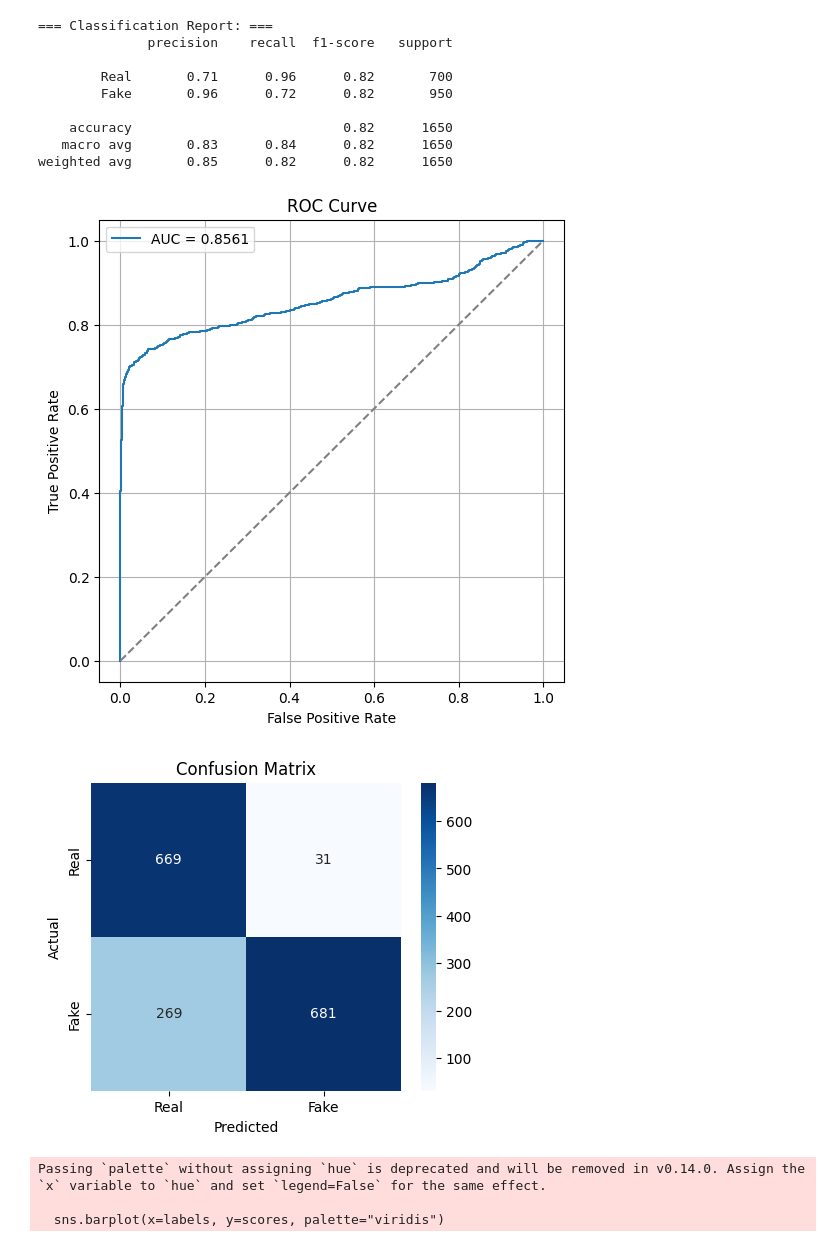
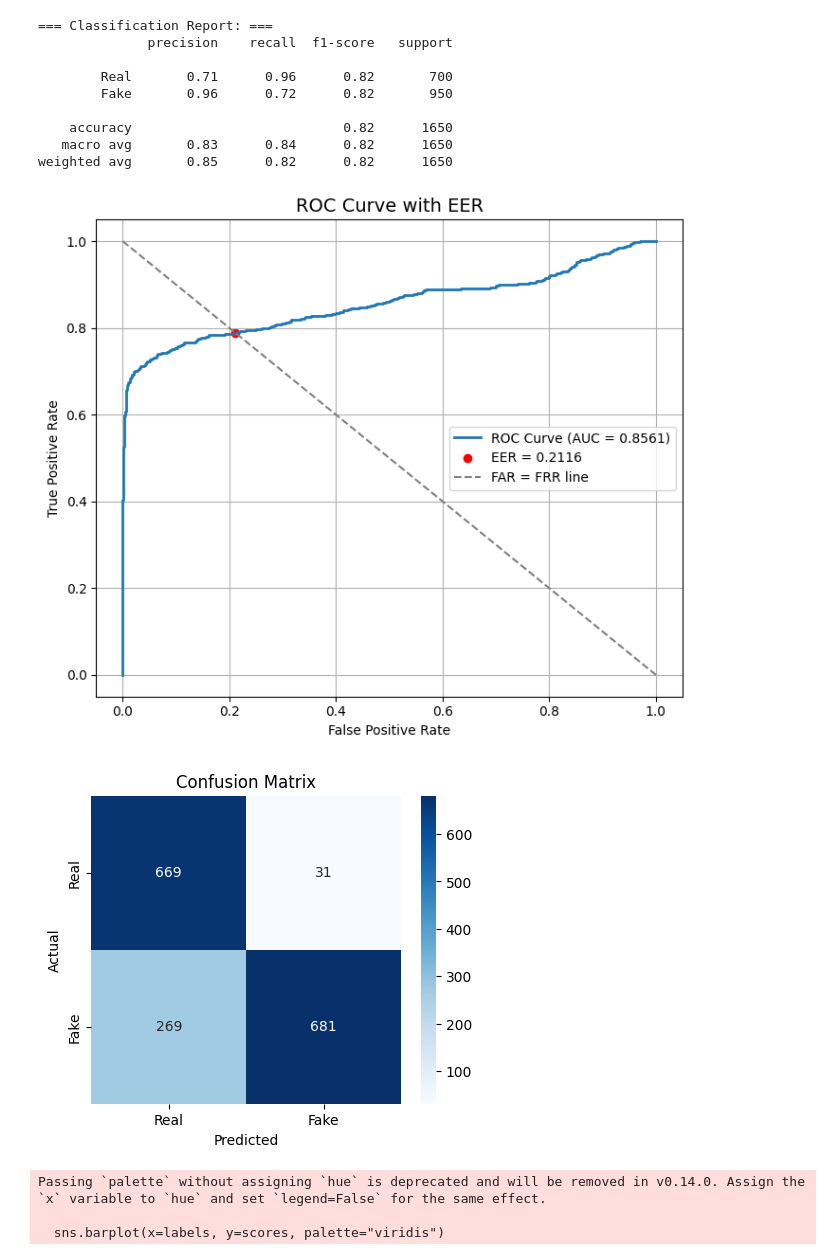
Before and after one commit to Magferat/p2_models, a Jupyter notebook: Deepfake_Detection_with_Rawnet2.ipynb, the cells around one changed output. Saved outputs shown, nothing was run; the diff lists cells and outputs as text; code cells hidden in the pictures.

```diff
--- a/Deepfake_Detection_with_Rawnet2.ipynb
+++ b/Deepfake_Detection_with_Rawnet2.ipynb
@@ -965,17 +965,26 @@ print(classification_report(y_true, y_pred, target_names=["Real", "Fake"]))
     accuracy                           0.82      1650
    macro avg       0.83      0.84      0.82      1650
 weighted avg       0.85      0.82      0.82      1650
+# %%
+plt.figure(figsize=(7, 6))
+plt.plot(fpr, tpr, label=f"ROC Curve (AUC = {auc:.4f})", linewidth=2)
+
+# EER point
+plt.scatter([eer], [1 - eer], color='red', label=f"EER = {eer:.4f}")
+plt.plot([0, 1], [1, 0], linestyle='--', color='gray', label="FAR = FRR line")  # full diagonal
+
+# Labels
+plt.title("ROC Curve with EER", fontsize=14)
+plt.xlabel("False Positive Rate")
+plt.ylabel("True Positive Rate")
+plt.legend()
+plt.grid(True)
+plt.tight_layout()
+plt.show()
+# %% [output]
+[figure, added]
 # %%
-# ROC Curve
-plt.figure(figsize=(6, 6))
-plt.plot(fpr, tpr, label=f"AUC = {roc_auc_score(y_true, y_score):.4f}")
-plt.plot([0, 1], [0, 1], linestyle='--', color='gray')
-plt.title("ROC Curve")
-plt.xlabel("False Positive Rate")
-plt.ylabel("True Positive Rate")
-plt.legend()
-plt.grid(True)
-plt.show()
+
 
 # Confusion Matrix
 plt.figure(figsize=(5, 4))
@@ -985,8 +994,7 @@ plt.xlabel("Predicted")
 plt.ylabel("Actual")
 plt.show()
 # %% [output]
-[figure, old version]
+[figure, new version]
-[figure, removed]
 # %%
 plt.figure(figsize=(6, 4))
 scores = [precision, recall, f1]
```
